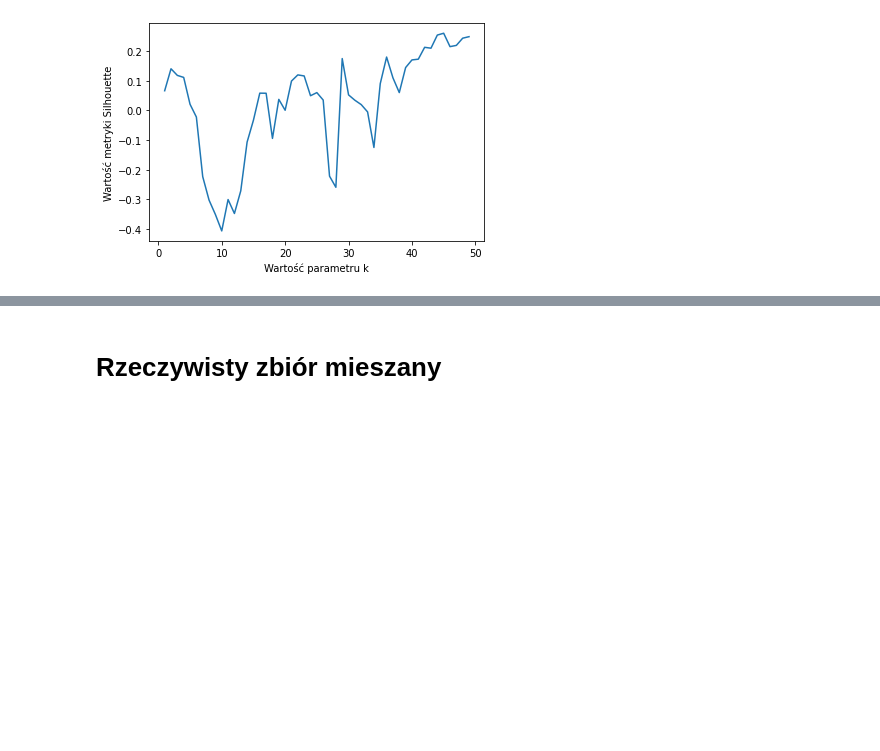
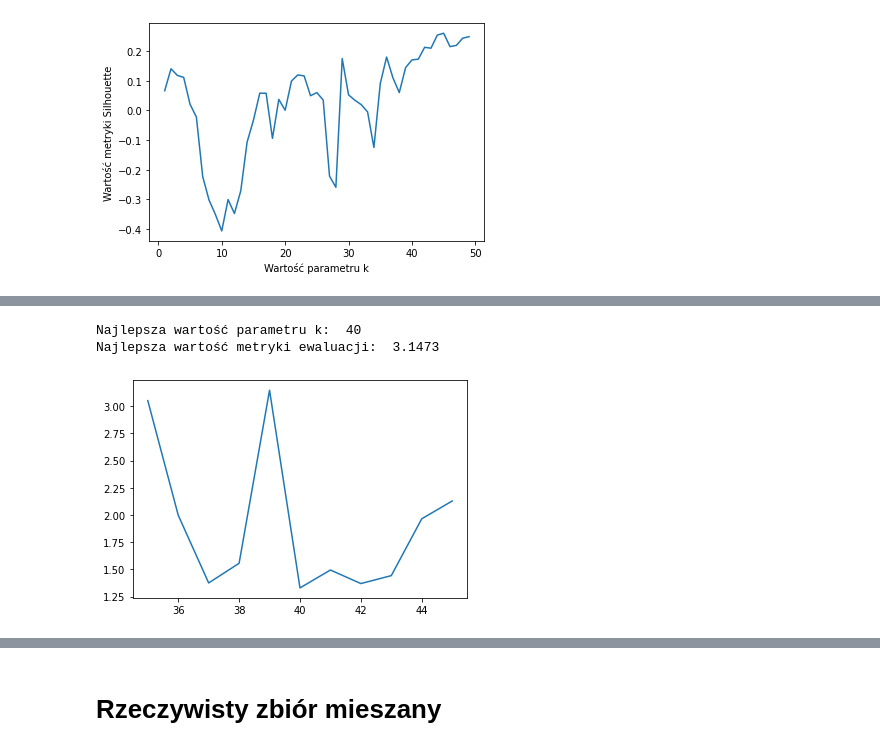
Before and after one commit to JakubSzczepanowski/NBC, a Jupyter notebook: experiments.ipynb, the cells around one changed output, grey strips where cells are left out. Saved outputs shown, nothing was run; the diff lists cells and outputs as text; code cells hidden in the pictures; blank space fills up the shorter version.

```diff
--- a/experiments.ipynb
+++ b/experiments.ipynb
@@ -227,0 +235,8 @@ Mocne wahanie wskaźnika wskazuje na duży wpływ parametru ułożenie klastrów
+# %%
+best_k, score = testing.find_best_clustering(X, nbc, davies_bouldin_score, 'min')
+print('Najlepsza wartość parametru k: ', best_k)
+print('Najlepsza wartość metryki ewaluacji: ', score)
+# %% [output]
+Najlepsza wartość parametru k:  40
+Najlepsza wartość metryki ewaluacji:  3.1473
+[figure, added]
```
Also changed, not shown: parts of 31 cells of this notebook, 9 other files.
